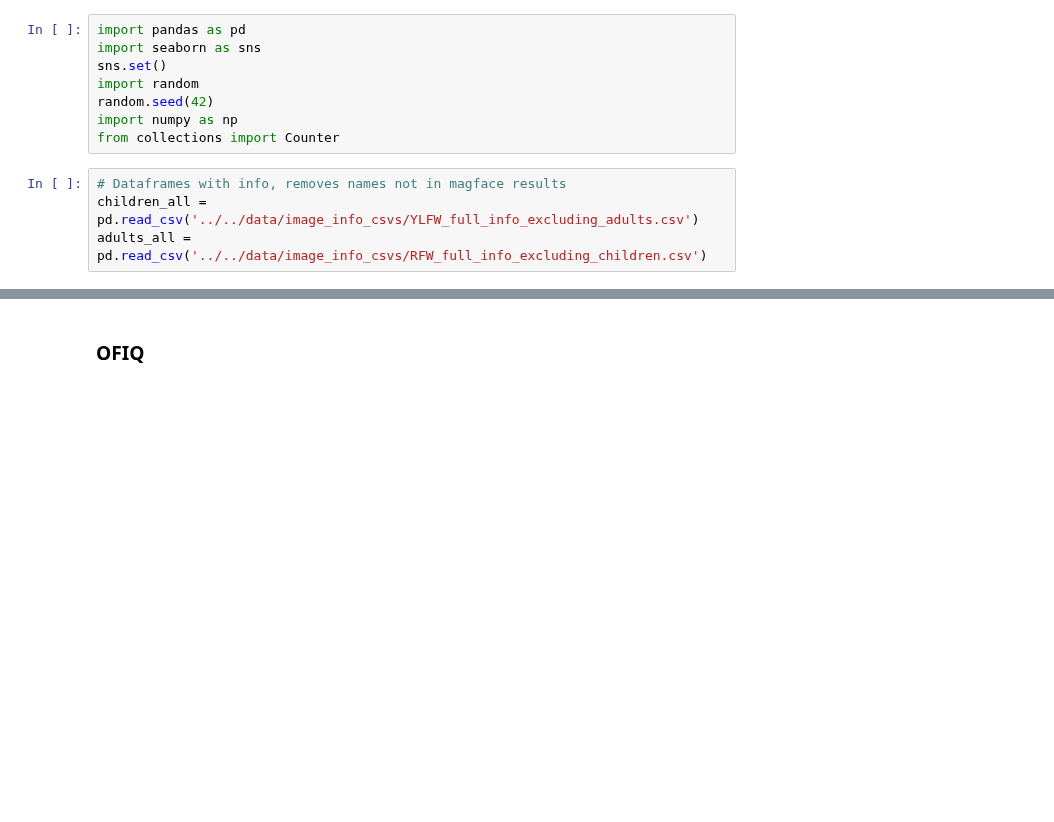
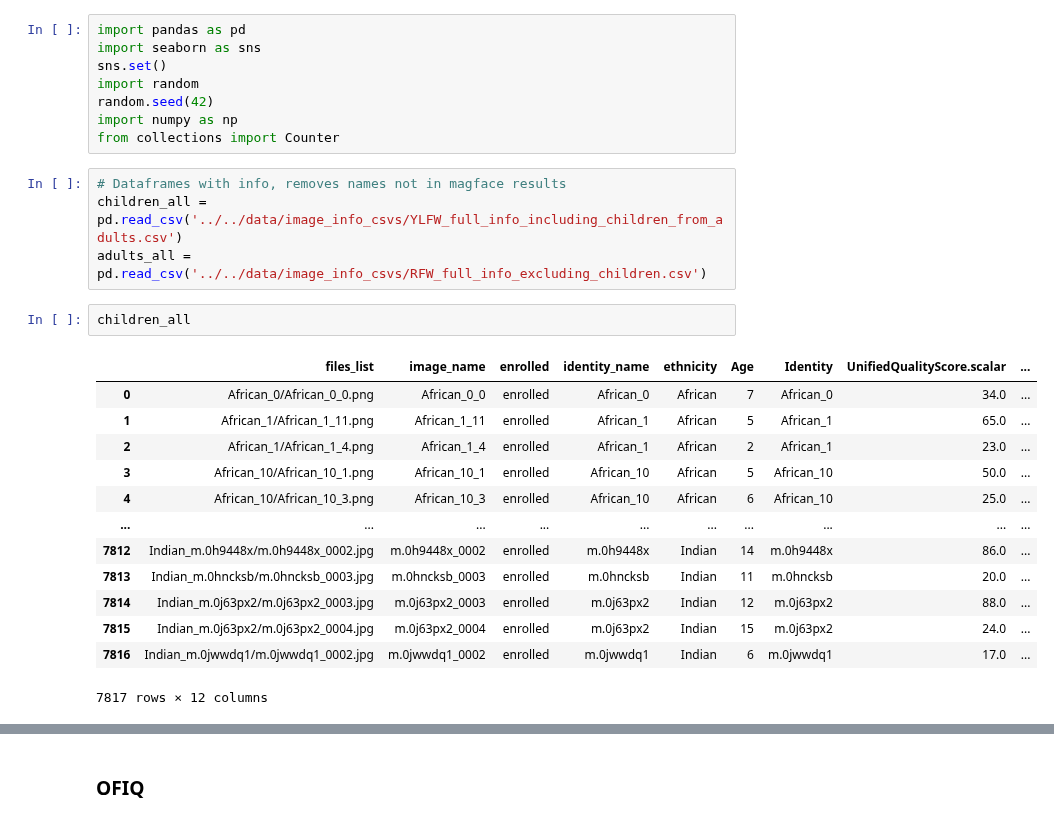
Before and after one commit to Kat-Gabi/Master_Thesis, a Jupyter notebook: notebooks/data_processing/data_final_age_ofiq_filtering_BIBEL.ipynb, the cells around one changed output, grey strips where cells are left out. Cells and saved outputs as stored; diff of their text form; blank space fills up the shorter version.

```diff
--- a/notebooks/data_processing/data_final_age_ofiq_filtering_BIBEL.ipynb
+++ b/notebooks/data_processing/data_final_age_ofiq_filtering_BIBEL.ipynb
@@ -14,5 +14,21 @@ import numpy as np
 from collections import Counter
 # %%
 # Dataframes with info, removes names not in magface results
-children_all = pd.read_csv('../../data/image_info_csvs/YLFW_full_info_excluding_adults.csv')
+children_all = pd.read_csv('../../data/image_info_csvs/YLFW_full_info_including_children_from_adults.csv')
 adults_all = pd.read_csv('../../data/image_info_csvs/RFW_full_info_excluding_children.csv')
+# %%
+children_all
+# %% [output]
+|  | files_list | image_name | enrolled | identity_name | ethnicity | Age | Identity | UnifiedQualityScore.scalar | ... |
+| 0 | African_0/African_0_0.png | African_0_0 | enrolled | African_0 | African | 7 | African_0 | 34.0 | ... |
+| 1 | African_1/African_1_11.png | African_1_11 | enrolled | African_1 | African | 5 | African_1 | 65.0 | ... |
+| 2 | African_1/African_1_4.png | African_1_4 | enrolled | African_1 | African | 2 | African_1 | 23.0 | ... |
+| 3 | African_10/African_10_1.png | African_10_1 | enrolled | African_10 | African | 5 | African_10 | 50.0 | ... |
+| 4 | African_10/African_10_3.png | African_10_3 | enrolled | African_10 | African | 6 | African_10 | 25.0 | ... |
+| ... | ... | ... | ... | ... | ... | ... | ... | ... | ... |
+| 7812 | Indian_m.0h9448x/m.0h9448x_0002.jpg | m.0h9448x_0002 | enrolled | m.0h9448x | Indian | 14 | m.0h9448x | 86.0 | ... |
+| 7813 | Indian_m.0hncksb/m.0hncksb_0003.jpg | m.0hncksb_0003 | enrolled | m.0hncksb | Indian | 11 | m.0hncksb | 20.0 | ... |
+| 7814 | Indian_m.0j63px2/m.0j63px2_0003.jpg | m.0j63px2_0003 | enrolled | m.0j63px2 | Indian | 12 | m.0j63px2 | 88.0 | ... |
+| 7815 | Indian_m.0j63px2/m.0j63px2_0004.jpg | m.0j63px2_0004 | enrolled | m.0j63px2 | Indian | 15 | m.0j63px2 | 24.0 | ... |
+| 7816 | Indian_m.0jwwdq1/m.0jwwdq1_0002.jpg | m.0jwwdq1_0002 | enrolled | m.0jwwdq1 | Indian | 6 | m.0jwwdq1 | 17.0 | ... |
+7817 rows × 12 columns
```
Also changed, not shown: parts of 13 cells of this notebook, 2 other files.
